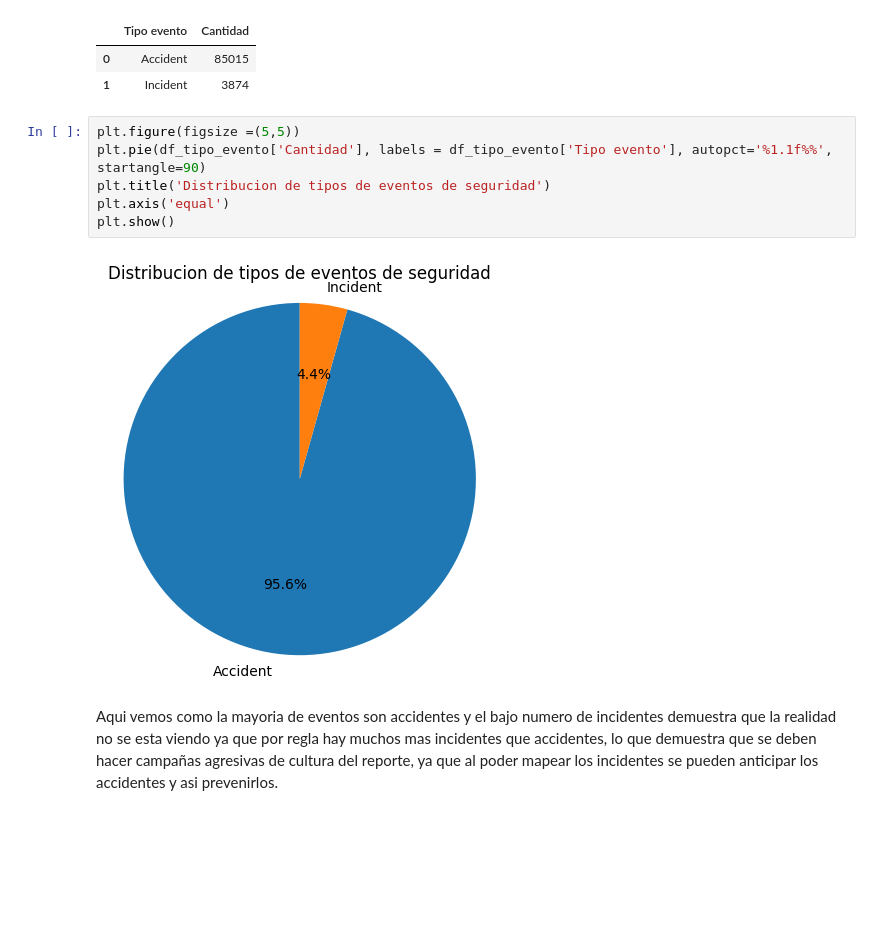
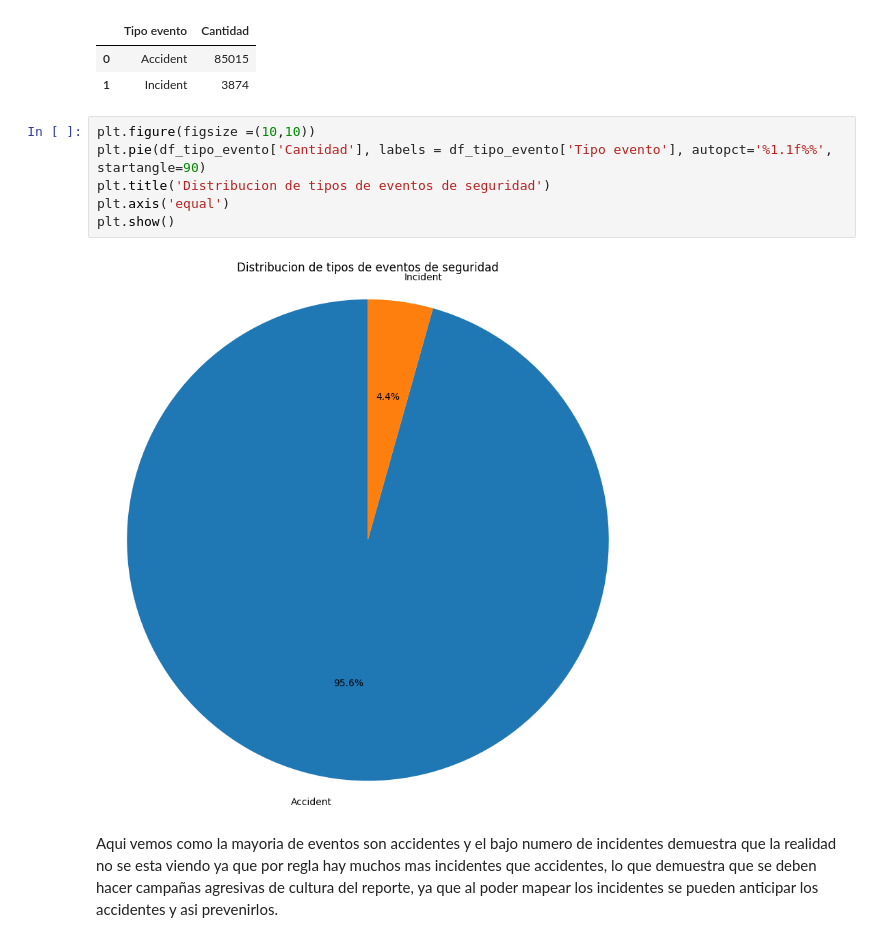
Before and after one commit to andres408/proyectos-coder, a Jupyter notebook: Visualizacion+Zabala.ipynb, the cells around one changed output. Saved outputs shown, nothing was run; the diff lists cells and outputs as text; blank space fills up the shorter version.

```diff
--- a/Visualizacion+Zabala.ipynb
+++ b/Visualizacion+Zabala.ipynb
@@ -77,13 +77,13 @@ df_tipo_evento
 | 0 | Accident | 85015 |
 | 1 | Incident | 3874 |
 # %%
-plt.figure(figsize =(5,5))
+plt.figure(figsize =(10,10))
 plt.pie(df_tipo_evento['Cantidad'], labels = df_tipo_evento['Tipo evento'], autopct='%1.1f%%', startangle=90)
 plt.title('Distribucion de tipos de eventos de seguridad')
 plt.axis('equal')
 plt.show()
 # %% [output]
-[figure, old version]
+[figure, new version]
 # %% [markdown]
 Aqui vemos como la mayoria de eventos son accidentes y el bajo numero de incidentes demuestra que la realidad no se esta viendo ya que por regla hay muchos mas incidentes que accidentes, lo que demuestra que se deben hacer campañas agresivas de cultura del reporte, ya que al poder mapear los incidentes se pueden anticipar los accidentes y asi prevenirlos.
 # %% [markdown]
```
Also changed, not shown: parts of 4 cells of this notebook.
